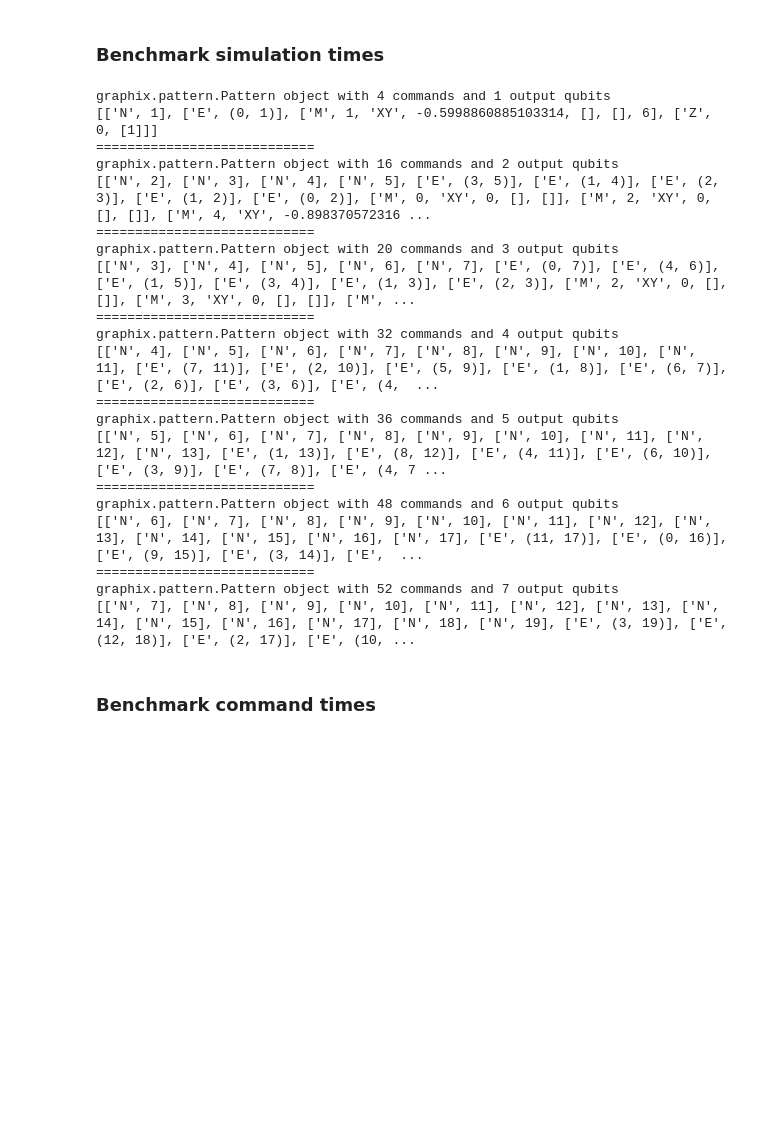
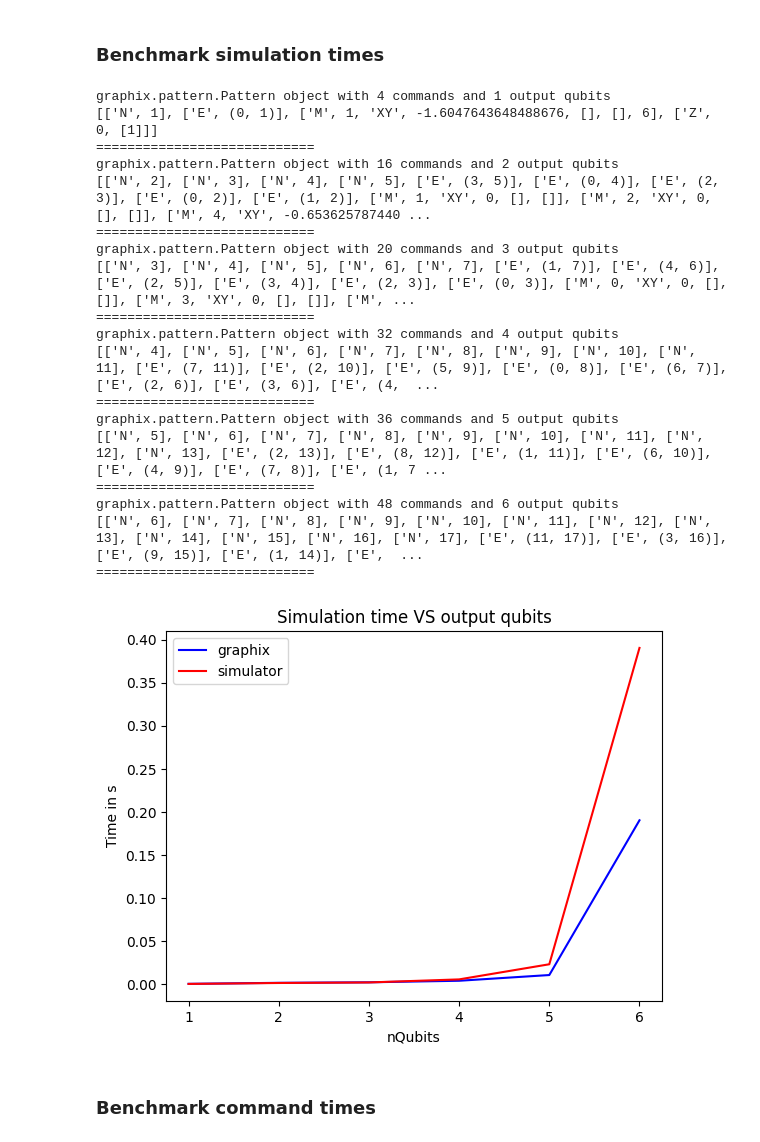
Before and after one commit to benjvmin93/mbqc-backend, a Jupyter notebook: benchmark.ipynb, the cells around one changed output. Drawn from its saved outputs; the diff is of its cells as text; code cells hidden in the pictures; blank space fills up the shorter version.

Commit message:
benchmark DONE

```diff
--- a/benchmark.ipynb
+++ b/benchmark.ipynb
@@ -5,7 +5,7 @@ import matplotlib.pyplot as plt
 ### Benchmark simulation times
 # %%
 simu_times = []
-nQubits = 10
+nQubits = 6
 depth = 1
 
 for n in range(1, nQubits + 1):
@@ -13,42 +13,41 @@ for n in range(1, nQubits + 1):
     p = circ.standardize_and_transpile()
     print(p)
     print(list(p))
     bench = BenchmarkSimu(p)
-    simu_times.append(bench.bench_mbqc_simu(it=100))
+    simu_times.append(bench.bench_mbqc_simu())
     print('============================')
 
 x = list(range(1, nQubits + 1))
 graphix_simu_times = [simu_times[i]['graphix_simu'] for i in range(len(simu_times))]
 simu_times = [simu_times[i]['sv_simu'] for i in range(len(simu_times))]
 
 plt.plot(x, graphix_simu_times, '-b', label='graphix')
 plt.plot(x, simu_times, '-r', label='simulator')
 plt.legend(loc='upper left')
 plt.xlabel('nQubits')
 plt.ylabel('Time in s')
 plt.title('Simulation time VS output qubits')
 plt.show()
 # %% [output]
 graphix.pattern.Pattern object with 4 commands and 1 output qubits
-[['N', 1], ['E', (0, 1)], ['M', 1, 'XY', -0.5998860885103314, [], [], 6], ['Z', 0, [1]]]
+[['N', 1], ['E', (0, 1)], ['M', 1, 'XY', -1.6047643648488676, [], [], 6], ['Z', 0, [1]]]
 ============================
 graphix.pattern.Pattern object with 16 commands and 2 output qubits
-[['N', 2], ['N', 3], ['N', 4], ['N', 5], ['E', (3, 5)], ['E', (1, 4)], ['E', (2, 3)], ['E', (1, 2)], ['E', (0, 2)], ['M', 0, 'XY', 0, [], []], ['M', 2, 'XY', 0, [], []], ['M', 4, 'XY', -0.898370572316 ...
+[['N', 2], ['N', 3], ['N', 4], ['N', 5], ['E', (3, 5)], ['E', (0, 4)], ['E', (2, 3)], ['E', (0, 2)], ['E', (1, 2)], ['M', 1, 'XY', 0, [], []], ['M', 2, 'XY', 0, [], []], ['M', 4, 'XY', -0.653625787440 ...
 ============================
 graphix.pattern.Pattern object with 20 commands and 3 output qubits
-[['N', 3], ['N', 4], ['N', 5], ['N', 6], ['N', 7], ['E', (0, 7)], ['E', (4, 6)], ['E', (1, 5)], ['E', (3, 4)], ['E', (1, 3)], ['E', (2, 3)], ['M', 2, 'XY', 0, [], []], ['M', 3, 'XY', 0, [], []], ['M', ...
+[['N', 3], ['N', 4], ['N', 5], ['N', 6], ['N', 7], ['E', (1, 7)], ['E', (4, 6)], ['E', (2, 5)], ['E', (3, 4)], ['E', (2, 3)], ['E', (0, 3)], ['M', 0, 'XY', 0, [], []], ['M', 3, 'XY', 0, [], []], ['M', ...
 ============================
 graphix.pattern.Pattern object with 32 commands and 4 output qubits
-[['N', 4], ['N', 5], ['N', 6], ['N', 7], ['N', 8], ['N', 9], ['N', 10], ['N', 11], ['E', (7, 11)], ['E', (2, 10)], ['E', (5, 9)], ['E', (1, 8)], ['E', (6, 7)], ['E', (2, 6)], ['E', (3, 6)], ['E', (4,  ...
+[['N', 4], ['N', 5], ['N', 6], ['N', 7], ['N', 8], ['N', 9], ['N', 10], ['N', 11], ['E', (7, 11)], ['E', (2, 10)], ['E', (5, 9)], ['E', (0, 8)], ['E', (6, 7)], ['E', (2, 6)], ['E', (3, 6)], ['E', (4,  ...
 ============================
 graphix.pattern.Pattern object with 36 commands and 5 output qubits
-[['N', 5], ['N', 6], ['N', 7], ['N', 8], ['N', 9], ['N', 10], ['N', 11], ['N', 12], ['N', 13], ['E', (1, 13)], ['E', (8, 12)], ['E', (4, 11)], ['E', (6, 10)], ['E', (3, 9)], ['E', (7, 8)], ['E', (4, 7 ...
+[['N', 5], ['N', 6], ['N', 7], ['N', 8], ['N', 9], ['N', 10], ['N', 11], ['N', 12], ['N', 13], ['E', (2, 13)], ['E', (8, 12)], ['E', (1, 11)], ['E', (6, 10)], ['E', (4, 9)], ['E', (7, 8)], ['E', (1, 7 ...
 ============================
 graphix.pattern.Pattern object with 48 commands and 6 output qubits
-[['N', 6], ['N', 7], ['N', 8], ['N', 9], ['N', 10], ['N', 11], ['N', 12], ['N', 13], ['N', 14], ['N', 15], ['N', 16], ['N', 17], ['E', (11, 17)], ['E', (0, 16)], ['E', (9, 15)], ['E', (3, 14)], ['E',  ...
+[['N', 6], ['N', 7], ['N', 8], ['N', 9], ['N', 10], ['N', 11], ['N', 12], ['N', 13], ['N', 14], ['N', 15], ['N', 16], ['N', 17], ['E', (11, 17)], ['E', (3, 16)], ['E', (9, 15)], ['E', (1, 14)], ['E',  ...
 ============================
-graphix.pattern.Pattern object with 52 commands and 7 output qubits
-[['N', 7], ['N', 8], ['N', 9], ['N', 10], ['N', 11], ['N', 12], ['N', 13], ['N', 14], ['N', 15], ['N', 16], ['N', 17], ['N', 18], ['N', 19], ['E', (3, 19)], ['E', (12, 18)], ['E', (2, 17)], ['E', (10, ...
+[figure, added]
 # %% [markdown]
 ### Benchmark command times
 # %%
```
Also changed, not shown: parts of 1 cell of this notebook, 3 other files.
